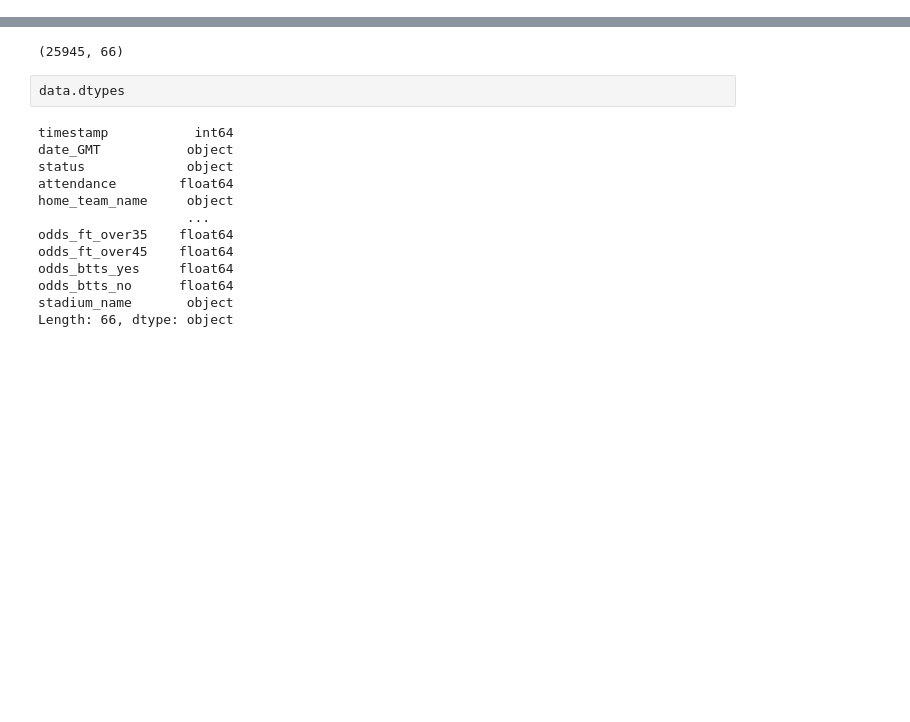
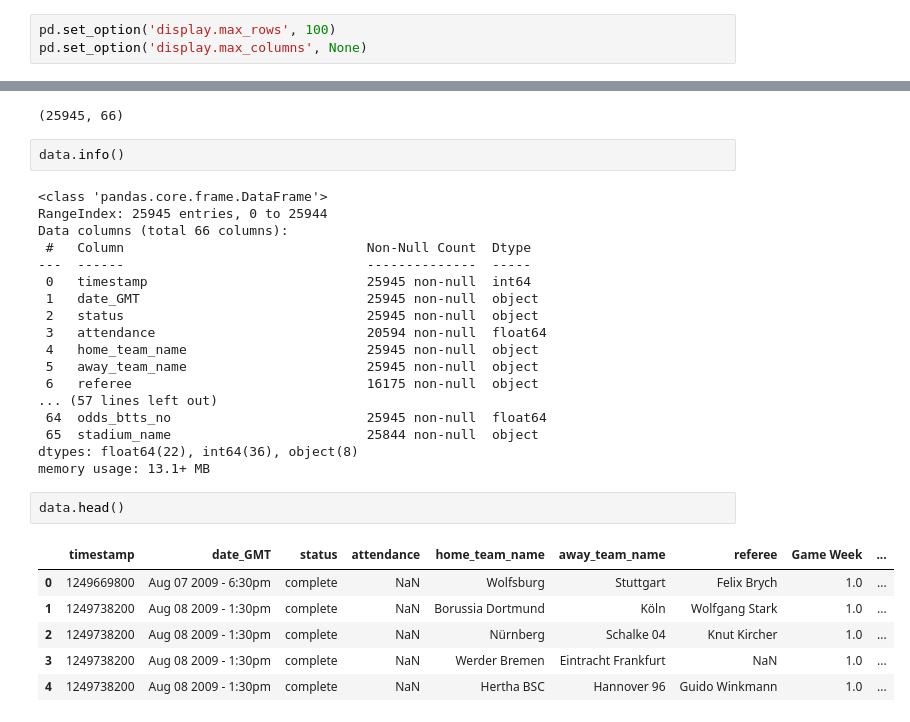
Before and after one commit to lukaszlewickii/football_games_predictor, a Jupyter notebook: eda.ipynb, the cells around one changed output, grey strips where cells are left out. Saved outputs shown, nothing was run; the diff lists cells and outputs as text; blank space fills up the shorter version.

```diff
--- a/eda.ipynb
+++ b/eda.ipynb
@@ -8,3 +11,6 @@ import os
+# %%
+pd.set_option('display.max_rows', 100)
+pd.set_option('display.max_columns', None)
 # %% [markdown]
 ## Checking data completness
 # %%
@@ -46,17 +52,31 @@ data.shape
 # %% [output]
 (25945, 66)
 # %%
-data.dtypes
+data.info()
 # %% [output]
-timestamp           int64
-date_GMT           object
-status             object
-attendance        float64
-home_team_name     object
-                   ...
-odds_ft_over35    float64
-odds_ft_over45    float64
-odds_btts_yes     float64
-odds_btts_no      float64
-stadium_name       object
-Length: 66, dtype: object
+<class 'pandas.core.frame.DataFrame'>
+RangeIndex: 25945 entries, 0 to 25944
+Data columns (total 66 columns):
+ #   Column                               Non-Null Count  Dtype
+---  ------                               --------------  -----
+ 0   timestamp                            25945 non-null  int64
+ 1   date_GMT                             25945 non-null  object
+ 2   status                               25945 non-null  object
+ 3   attendance                           20594 non-null  float64
+ 4   home_team_name                       25945 non-null  object
+ 5   away_team_name                       25945 non-null  object
+ 6   referee                              16175 non-null  object
+... (57 lines left out)
+ 64  odds_btts_no                         25945 non-null  float64
+ 65  stadium_name                         25844 non-null  object
+dtypes: float64(22), int64(36), object(8)
+memory usage: 13.1+ MB
+# %%
+data.head()
+# %% [output]
+|  | timestamp | date_GMT | status | attendance | home_team_name | away_team_name | referee | Game Week | ... |
+| 0 | 1249669800 | Aug 07 2009 - 6:30pm | complete | NaN | Wolfsburg | Stuttgart | Felix Brych | 1.0 | ... |
+| 1 | 1249738200 | Aug 08 2009 - 1:30pm | complete | NaN | Borussia Dortmund | Köln | Wolfgang Stark | 1.0 | ... |
+| 2 | 1249738200 | Aug 08 2009 - 1:30pm | complete | NaN | Nürnberg | Schalke 04 | Knut Kircher | 1.0 | ... |
+| 3 | 1249738200 | Aug 08 2009 - 1:30pm | complete | NaN | Werder Bremen | Eintracht Frankfurt | NaN | 1.0 | ... |
+| 4 | 1249738200 | Aug 08 2009 - 1:30pm | complete | NaN | Hertha BSC | Hannover 96 | Guido Winkmann | 1.0 | ... |
```
Also changed, not shown: parts of 6 cells of this notebook.
